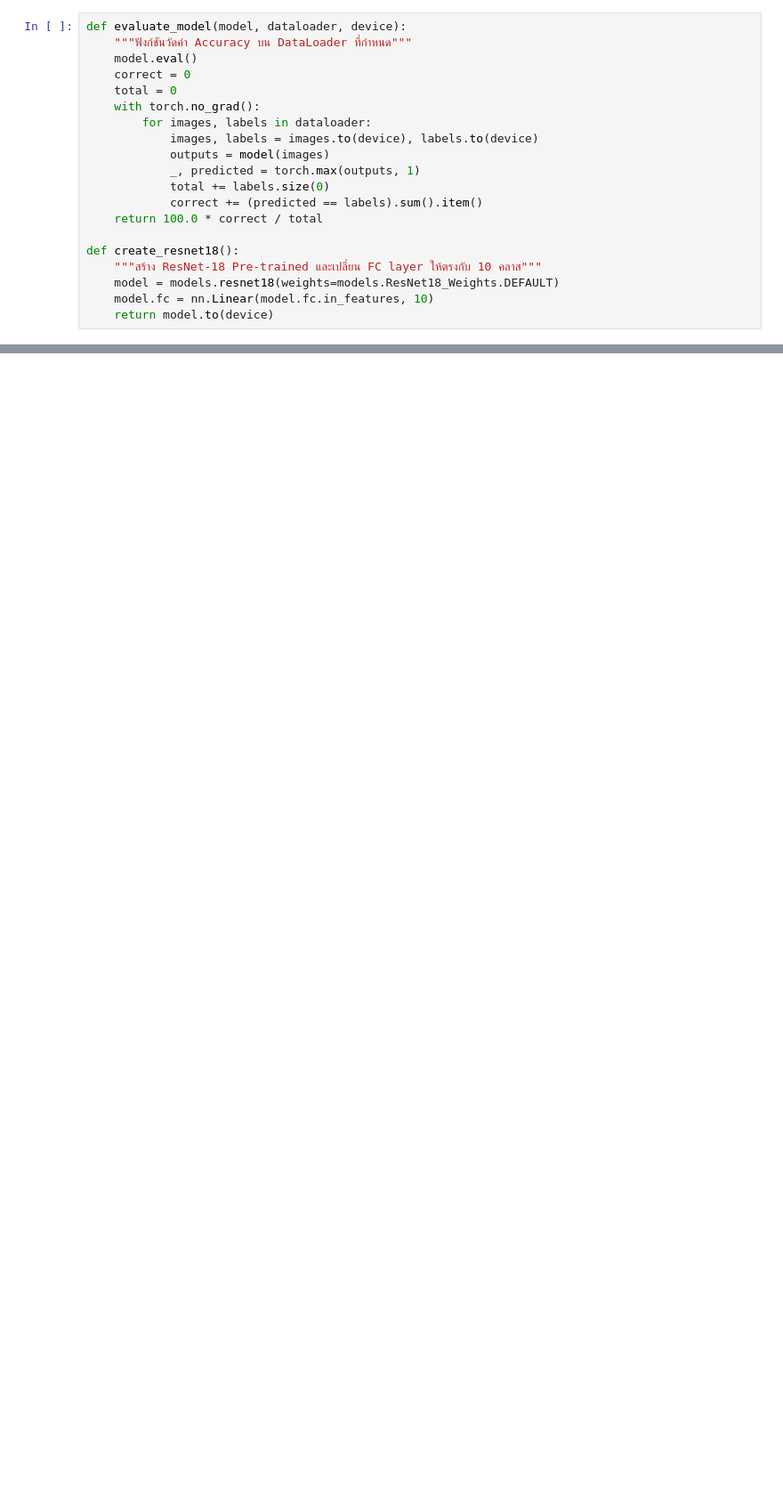
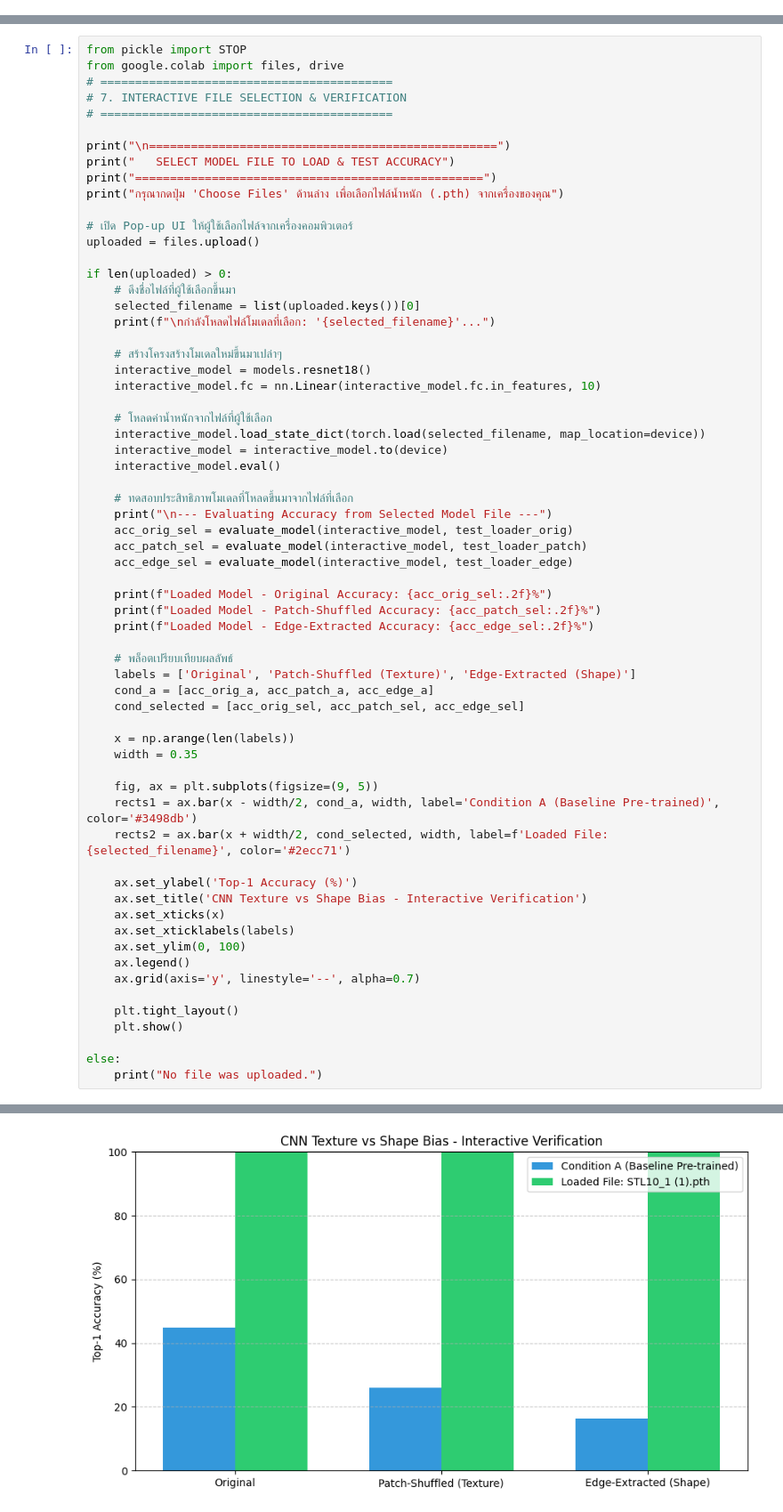
Before and after one commit to PiKr-Salmon/CNN-Shape-Texture-, a Jupyter notebook: CNN.ipynb, the cells around one changed output, grey strips where cells are left out. Shown at 89% size. Drawn from its saved outputs; the diff is of its cells as text; blank space fills up the shorter version.

Commit message:
-save & reload model

```diff
--- a/CNN.ipynb
+++ b/CNN.ipynb
@@ -72,20 +2,0 @@ print(f"Classes: {classes}")
-# %%
-def evaluate_model(model, dataloader, device):
-    """ฟังก์ชันวัดค่า Accuracy บน DataLoader ที่กำหนด"""
-    model.eval()
-    correct = 0
-    total = 0
-    with torch.no_grad():
-        for images, labels in dataloader:
-            images, labels = images.to(device), labels.to(device)
-            outputs = model(images)
-            _, predicted = torch.max(outputs, 1)
-            total += labels.size(0)
-            correct += (predicted == labels).sum().item()
-    return 100.0 * correct / total
-
-def create_resnet18():
-    """สร้าง ResNet-18 Pre-trained และเปลี่ยน FC layer ให้ตรงกับ 10 คลาส"""
-    model = models.resnet18(weights=models.ResNet18_Weights.DEFAULT)
-    model.fc = nn.Linear(model.fc.in_features, 10)
-    return model.to(device)
@@ -167,0 +310,65 @@ plt.show()
+# %%
+from pickle import STOP
+from google.colab import files, drive
+# ==========================================
+# 7. INTERACTIVE FILE SELECTION & VERIFICATION
+# ==========================================
+
+print("\n==================================================")
+print("   SELECT MODEL FILE TO LOAD & TEST ACCURACY")
+print("==================================================")
+print("กรุณากดปุ่ม 'Choose Files' ด้านล่าง เพื่อเลือกไฟล์น้ำหนัก (.pth) จากเครื่องของคุณ")
+
+# เปิด Pop-up UI ให้ผู้ใช้เลือกไฟล์จากเครื่องคอมพิวเตอร์
+uploaded = files.upload()
+
+if len(uploaded) > 0:
+    # ดึงชื่อไฟล์ที่ผู้ใช้เลือกขึ้นมา
+    selected_filename = list(uploaded.keys())[0]
+    print(f"\nกำลังโหลดไฟล์โมเดลที่เลือก: '{selected_filename}'...")
+
+    # สร้างโครงสร้างโมเดลใหม่ขึ้นมาเปล่าๆ
+    interactive_model = models.resnet18()
+    interactive_model.fc = nn.Linear(interactive_model.fc.in_features, 10)
+
+    # โหลดค่าน้ำหนักจากไฟล์ที่ผู้ใช้เลือก
+    interactive_model.load_state_dict(torch.load(selected_filename, map_location=device))
+    interactive_model = interactive_model.to(device)
+    interactive_model.eval()
+
+    # ทดสอบประสิทธิภาพโมเดลที่โหลดขึ้นมาจากไฟล์ที่เลือก
+    print("\n--- Evaluating Accuracy from Selected Model File ---")
+    acc_orig_sel = evaluate_model(interactive_model, test_loader_orig)
+    acc_patch_sel = evaluate_model(interactive_model, test_loader_patch)
+    acc_edge_sel = evaluate_model(interactive_model, test_loader_edge)
+
+    print(f"Loaded Model - Original Accuracy: {acc_orig_sel:.2f}%")
+    print(f"Loaded Model - Patch-Shuffled Accuracy: {acc_patch_sel:.2f}%")
+    print(f"Loaded Model - Edge-Extracted Accuracy: {acc_edge_sel:.2f}%")
+
+    # พล็อตเปรียบเทียบผลลัพธ์
+    labels = ['Original', 'Patch-Shuffled (Texture)', 'Edge-Extracted (Shape)']
+    cond_a = [acc_orig_a, acc_patch_a, acc_edge_a]
+    cond_selected = [acc_orig_sel, acc_patch_sel, acc_edge_sel]
+
+    x = np.arange(len(labels))
+    width = 0.35
+
+    fig, ax = plt.subplots(figsize=(9, 5))
+    rects1 = ax.bar(x - width/2, cond_a, width, label='Condition A (Baseline Pre-trained)', color='#3498db')
+    rects2 = ax.bar(x + width/2, cond_selected, width, label=f'Loaded File: {selected_filename}', color='#2ecc71')
+
+    ax.set_ylabel('Top-1 Accuracy (%)')
+    ax.set_title('CNN Texture vs Shape Bias - Interactive Verification')
+    ax.set_xticks(x)
+    ax.set_xticklabels(labels)
+    ax.set_ylim(0, 100)
+    ax.legend()
+    ax.grid(axis='y', linestyle='--', alpha=0.7)
+
+    plt.tight_layout()
+    plt.show()
+
+else:
+    print("No file was uploaded.")
+# %% [output]
@@ -167,0 +388 @@ plt.show()
+[figure, added]
```
Also changed, not shown: parts of 9 cells of this notebook.
